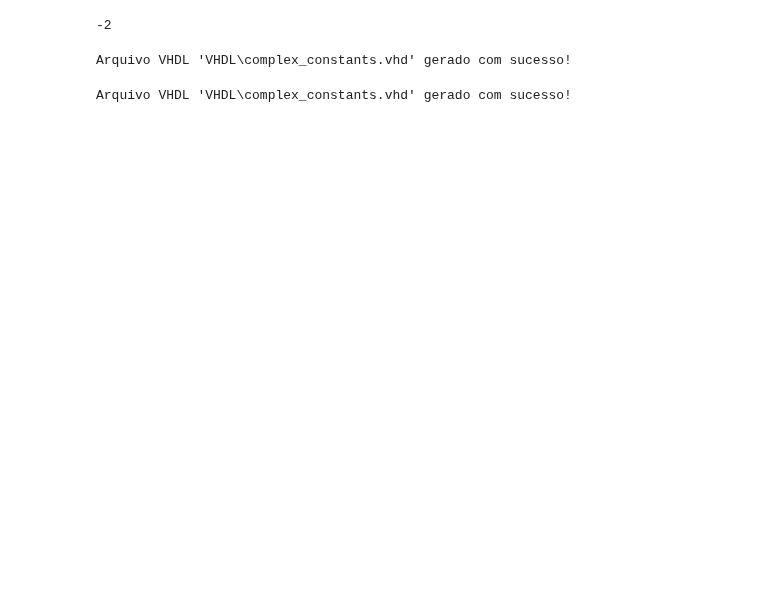
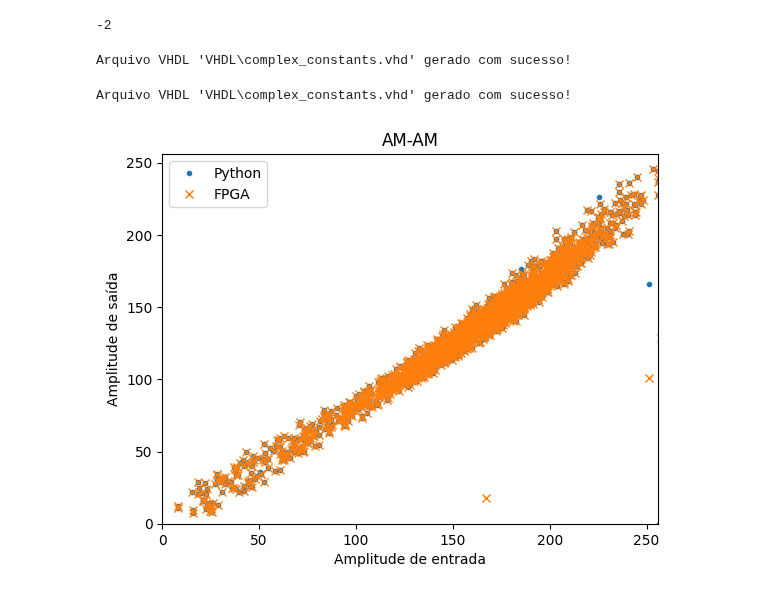
Before and after one commit to Je-Leo-AS/DPD, a Jupyter notebook: at5.ipynb, the cells around one changed output. Drawn from its saved outputs; the diff is of its cells as text; code cells hidden in the pictures; blank space fills up the shorter version.

```diff
--- a/at5.ipynb
+++ b/at5.ipynb
@@ -344,6 +344,42 @@ with open(tb_file, "w") as f:
 print(f"Arquivo VHDL '{output_file}' gerado com sucesso!")
 # %% [output]
 Arquivo VHDL 'VHDL\complex_constants.vhd' gerado com sucesso!
+# %%
+import pandas as pd
+
+out_signal = pd.read_csv('simulation_sintese.txt')
+out_signal = out_signal.astype(complex)
+out_fpga = (out_signal['0'] + out_signal['0j']).values.reshape(-1, 1)
+# out_fpga = np.delete(out_fpga, np.where(out_fpga == 0+0j))
+out_fpga =out_fpga[9:]
+
+for i in range(len( out_fpga)):
+    if out_fpga[i] == predicted_val_fixed_pre[0]:
+        out_fpga= out_fpga[i:]
+        break
+nmse_calculo_sim = lambda predicted_val, data_out:10 * np.log10(np.mean(np.abs(data_out - predicted_val) ** 2) / np.mean(np.abs(data_out) ** 2))
+
+nmse_fpga = nmse_calculo_sim(predicted_val_fixed_pre[:out_fpga.shape[0]], out_fpga)
+
+
+predicted_val_fixed_pre = predicted_val_fixed_pre.reshape(-1, 1)
+in_val_fixed = np.array(in_val_fixed)
+
+out_fpga = out_fpga[:predicted_val_fixed_pre.shape[0]]
+
+fig, ax = plt.subplots()
+ax.plot(np.abs(in_val_fixed[M:]), np.abs(predicted_val_fixed_pre), '.', label='Python')
+ax.plot(np.abs(in_val_fixed[M:len(out_fpga) + M]), np.abs(out_fpga[:len(in_val_fixed)]), 'x', label='FPGA')
+ax.set_xlim([0, 2 ** p_bits])
+ax.set_ylim([0, 2 ** p_bits])
+
+ax.set_xlabel('Amplitude de entrada')
+ax.set_ylabel('Amplitude de saída')
+ax.set_title('AM-AM')
+ax.legend()
+fig.show()
+# %% [output]
+[figure, added]
 # %%
 import pandas as pd
 
```
Also changed, not shown: parts of 7 cells of this notebook.
